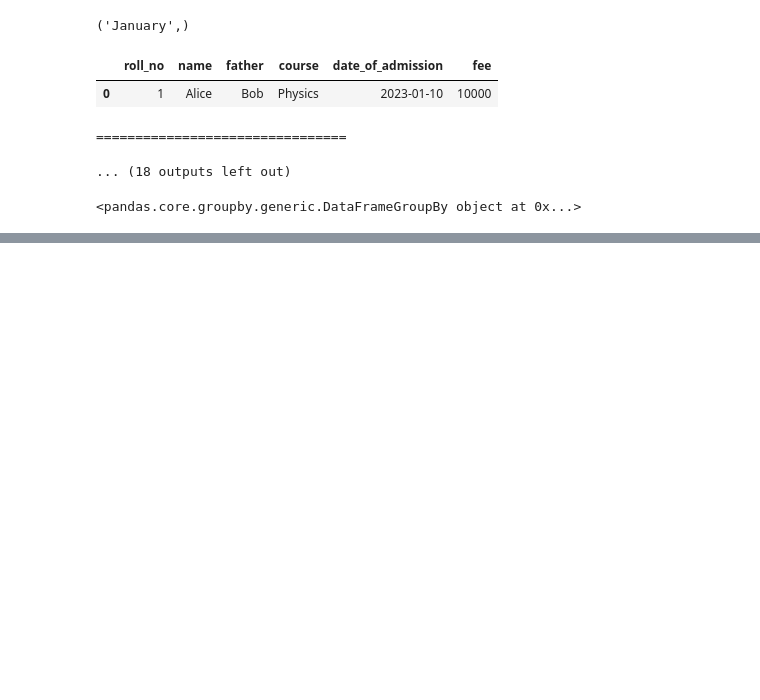
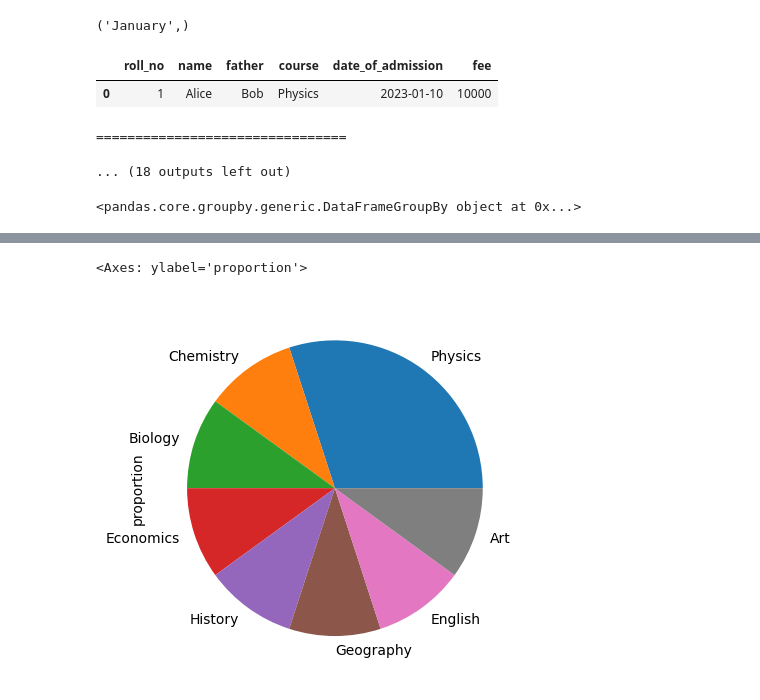
Before and after one commit to smmartprogrammer/modernpython, a Jupyter notebook: class19(pandasgroupby_filtering).ipynb, the cells around one changed output, grey strips where cells are left out. Cells and saved outputs as stored; diff of their text form; code cells hidden in the pictures; blank space fills up the shorter version.

```diff
--- a/class19(pandasgroupby_filtering).ipynb
+++ b/class19(pandasgroupby_filtering).ipynb
@@ -685,0 +810,5 @@ students_df.groupby([students_df["date_of_admission"].dt.strftime("%B")])
+# %%
+students_df.course.value_counts(normalize=True).plot(kind='pie')
+# %% [output]
+<Axes: ylabel='proportion'>
+[figure, added]
```
Also changed, not shown: parts of 13 cells of this notebook.
